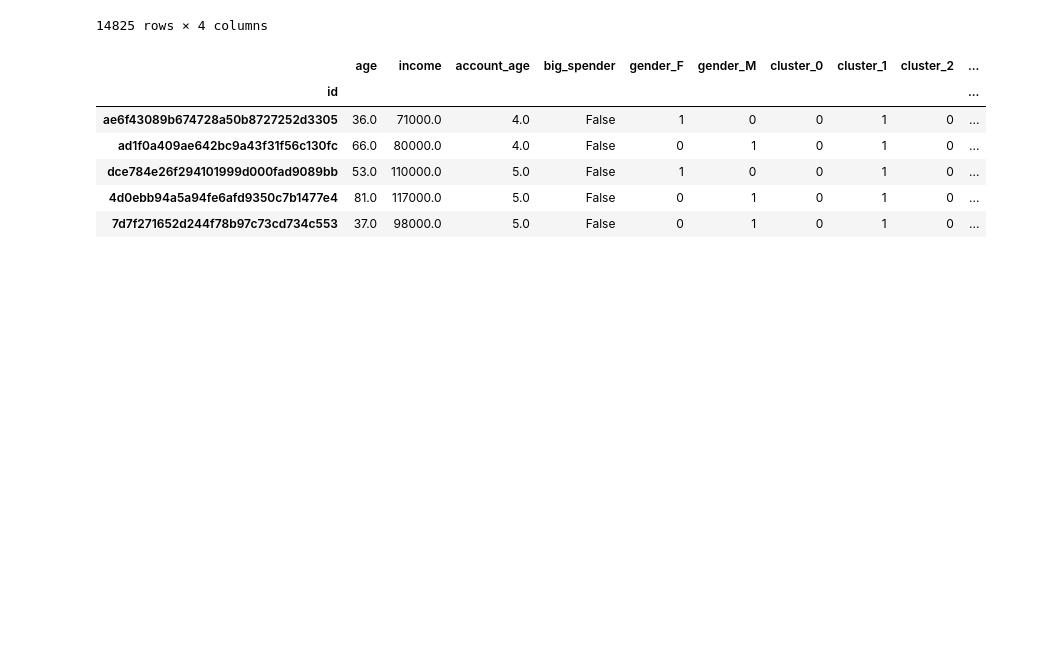
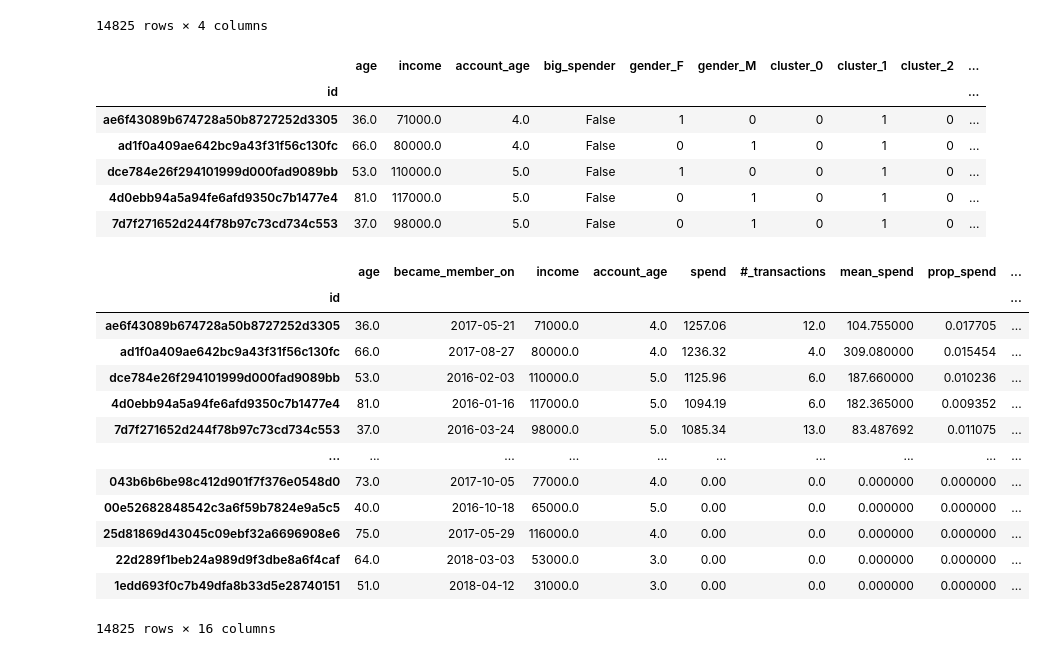
Before and after one commit to Stigant/Starbucks-Project, a Jupyter notebook: Spend Prediction.ipynb, the cells around one changed output. Cells and saved outputs as stored; diff of their text form; code cells hidden in the pictures; blank space fills up the shorter version.

```diff
--- a/Spend Prediction.ipynb
+++ b/Spend Prediction.ipynb
@@ -58,7 +58,7 @@ full_profile=profile.copy()
 profile=profile.dropna()
 # %%
 def pull_event(event,start=0, end=24*7*4, df=transcript, parser=lambda x: x['offer id'], label='offer_id'):
-    events=df[df.event==event].copy()
+    events=df[(df.event==event) & (df.time >=start) & (df.time <= end)].copy()
     events[label]=events.value.apply(parser)
     return events.drop(['value', 'event'], axis=1)
 # %%
@@ -172,3 +174,20 @@ pipelines = [
             ]
+# %%
+profile
+# %% [output]
+|  | age | became_member_on | income | account_age | spend | #_transactions | mean_spend | prop_spend | ... |
+| id |  |  |  |  |  |  |  |  | ... |
+| ae6f43089b674728a50b8727252d3305 | 36.0 | 2017-05-21 | 71000.0 | 4.0 | 1257.06 | 12.0 | 104.755000 | 0.017705 | ... |
+| ad1f0a409ae642bc9a43f31f56c130fc | 66.0 | 2017-08-27 | 80000.0 | 4.0 | 1236.32 | 4.0 | 309.080000 | 0.015454 | ... |
+| dce784e26f294101999d000fad9089bb | 53.0 | 2016-02-03 | 110000.0 | 5.0 | 1125.96 | 6.0 | 187.660000 | 0.010236 | ... |
+| 4d0ebb94a5a94fe6afd9350c7b1477e4 | 81.0 | 2016-01-16 | 117000.0 | 5.0 | 1094.19 | 6.0 | 182.365000 | 0.009352 | ... |
+| 7d7f271652d244f78b97c73cd734c553 | 37.0 | 2016-03-24 | 98000.0 | 5.0 | 1085.34 | 13.0 | 83.487692 | 0.011075 | ... |
+| ... | ... | ... | ... | ... | ... | ... | ... | ... | ... |
+| 043b6b6be98c412d901f7f376e0548d0 | 73.0 | 2017-10-05 | 77000.0 | 4.0 | 0.00 | 0.0 | 0.000000 | 0.000000 | ... |
+| 00e52682848542c3a6f59b7824e9a5c5 | 40.0 | 2016-10-18 | 65000.0 | 5.0 | 0.00 | 0.0 | 0.000000 | 0.000000 | ... |
+| 25d81869d43045c09ebf32a6696908e6 | 75.0 | 2017-05-29 | 116000.0 | 4.0 | 0.00 | 0.0 | 0.000000 | 0.000000 | ... |
+| 22d289f1beb24a989d9f3dbe8a6f4caf | 64.0 | 2018-03-03 | 53000.0 | 3.0 | 0.00 | 0.0 | 0.000000 | 0.000000 | ... |
+| 1edd693f0c7b49dfa8b33d5e28740151 | 51.0 | 2018-04-12 | 31000.0 | 3.0 | 0.00 | 0.0 | 0.000000 | 0.000000 | ... |
+14825 rows × 16 columns
 # %%
 train_profile=profile.drop(['became_member_on', '#_transactions','spend',
```
Also changed, not shown: parts of 15 cells of this notebook.
